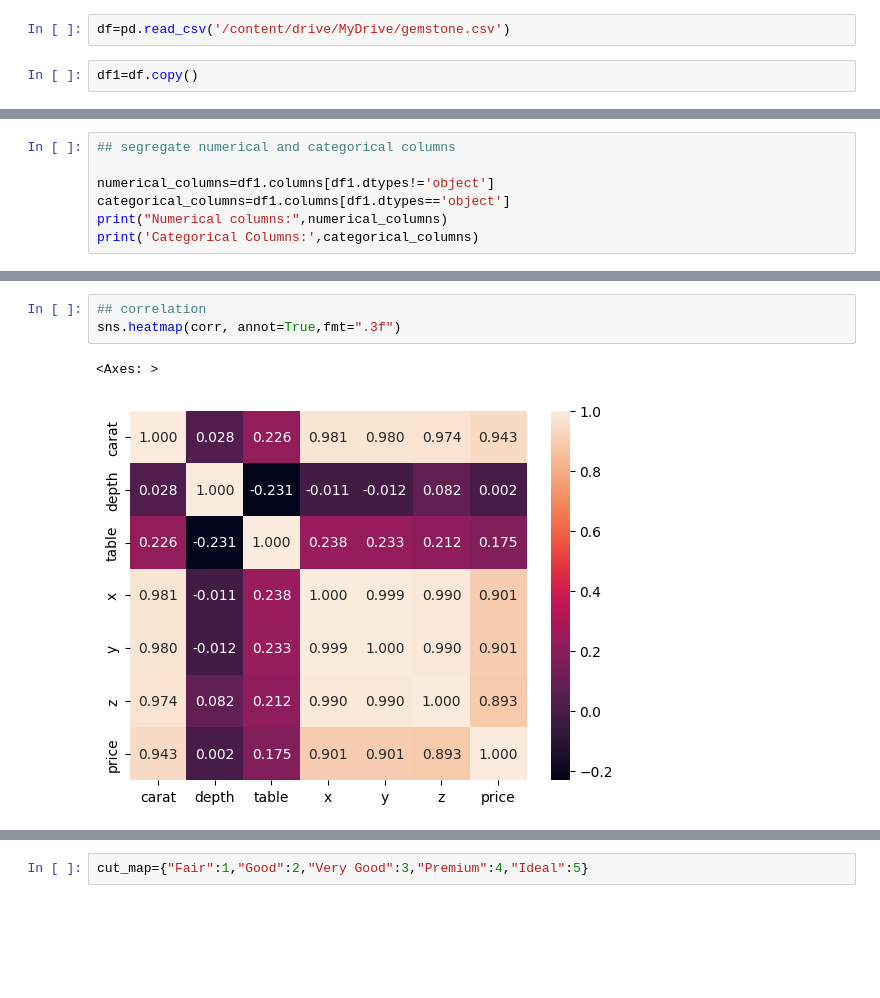
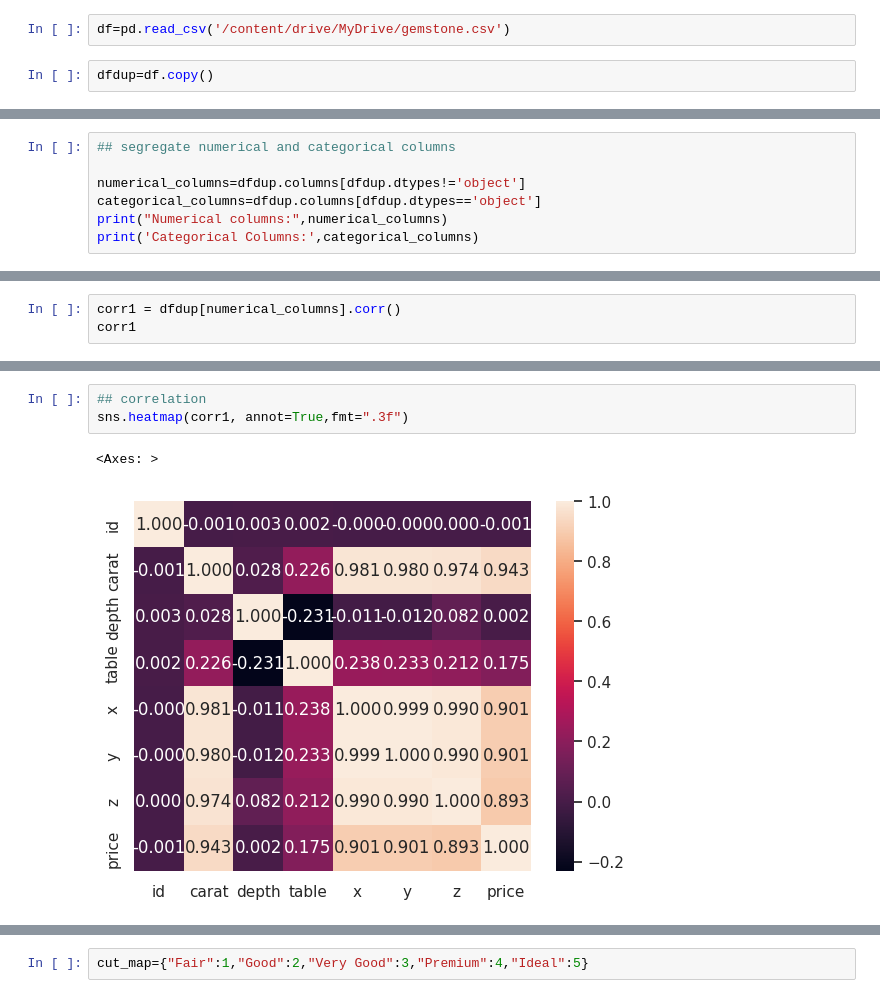
Before and after one commit to hafsaaah/Diamond-Price-predcition, a Jupyter notebook: Exploratory_data_analysis.ipynb, the cells around one changed output, grey strips where cells are left out. Saved outputs shown, nothing was run; the diff lists cells and outputs as text; blank space fills up the shorter version.

```diff
--- a/Exploratory_data_analysis.ipynb
+++ b/Exploratory_data_analysis.ipynb
@@ -9,5 +9,5 @@ warnings.filterwarnings("ignore")
 # %%
 df=pd.read_csv('/content/drive/MyDrive/gemstone.csv')
 # %%
-df1=df.copy()
+dfdup=df.copy()
 # %%
@@ -75,8 +75,8 @@ df1.duplicated().sum()
 # %%
 ## segregate numerical and categorical columns
 
-numerical_columns=df1.columns[df1.dtypes!='object']
-categorical_columns=df1.columns[df1.dtypes=='object']
+numerical_columns=dfdup.columns[dfdup.dtypes!='object']
+categorical_columns=dfdup.columns[dfdup.dtypes=='object']
 print("Numerical columns:",numerical_columns)
 print('Categorical Columns:',categorical_columns)
 # %% [output]
@@ -185,0 +175,3 @@ corr
+# %%
+corr1 = dfdup[numerical_columns].corr()
+corr1
@@ -186,7 +188,7 @@ corr
 # %%
 ## correlation
-sns.heatmap(corr, annot=True,fmt=".3f")
+sns.heatmap(corr1, annot=True,fmt=".3f")
 # %% [output]
 <Axes: >
-[figure, old version]
+[figure, new version]
 # %%
```
Also changed, not shown: parts of 46 cells of this notebook.
